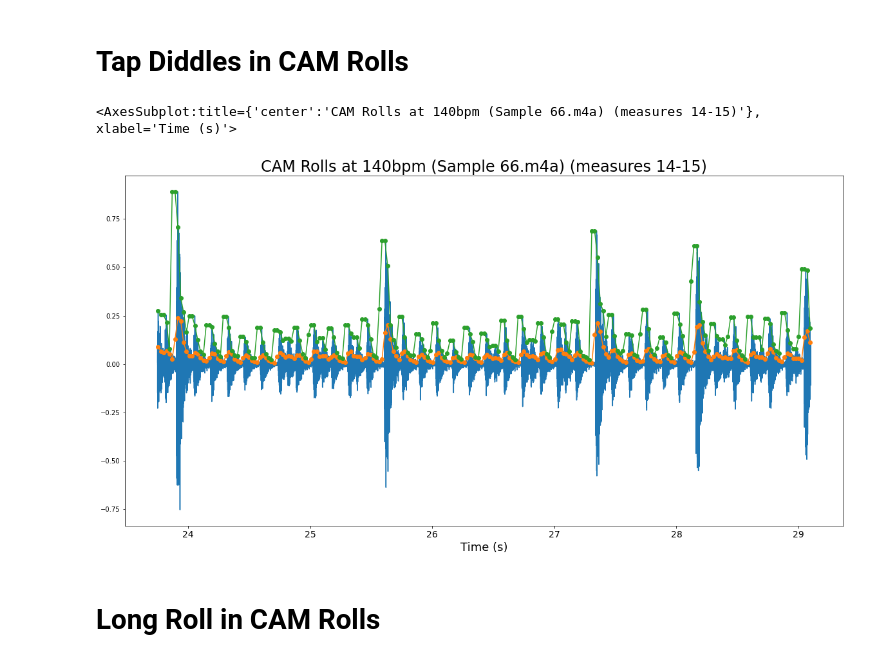
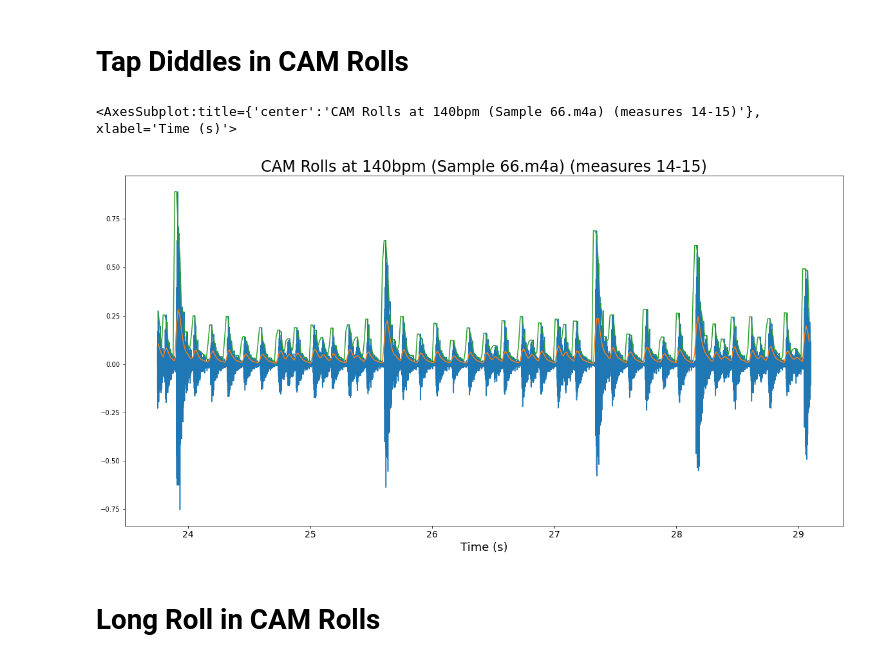
Before and after one commit to prestondunton/rhythm_regression, a Jupyter notebook: Amplitude_Envelope_and_RMS_Energy.ipynb, the cells around one changed output. Drawn from its saved outputs; the diff is of its cells as text; code cells hidden in the pictures.

```diff
--- a/Amplitude_Envelope_and_RMS_Energy.ipynb
+++ b/Amplitude_Envelope_and_RMS_Energy.ipynb
@@ -10,6 +10,8 @@ import warnings
 warnings.filterwarnings('ignore')
 
 SAMPLING_RATE = 22050
+HOP_LENGTH = 300
+FRAME_LENGTH = 600
 # %% [markdown]
 # Analysis Goals
 
@@ -89,12 +106,17 @@ nbt.plot_amplitude_envelope(signals[1], title=plot_titles[1] + ' (measures 5-6)'
 # %%
 time_range = (23.75, 29.1)
 
 axs = nbt.plot_signal(signals[1], time_range=time_range)
-axs = nbt.plot_rms_energy(signals[1], time_range=time_range, fmt='-o', original_signal=False, axs=axs)
-nbt.plot_amplitude_envelope(signals[1], title=plot_titles[1] + ' (measures 14-15)', time_range=time_range, fmt='-o', original_signal=False, axs=axs)
+
+axs = nbt.plot_rms_energy(signals[1], frame_size=FRAME_LENGTH, hop_length=HOP_LENGTH, time_range=time_range,
+                          fmt='-', original_signal=False, axs=axs)
+
+nbt.plot_amplitude_envelope(signals[1], frame_size=FRAME_LENGTH, hop_length=HOP_LENGTH,
+                            title=plot_titles[1] + ' (measures 14-15)', time_range=time_range,
+                            fmt='-', original_signal=False, axs=axs)
 # %% [output]
 <AxesSubplot:title={'center':'CAM Rolls at 140bpm (Sample 66.m4a) (measures 14-15)'}, xlabel='Time (s)'>
-[figure, old version]
+[figure, new version]
 # %% [markdown]
 # Long Roll in CAM Rolls
 # %%
```
Also changed, not shown: parts of 5 cells of this notebook.
